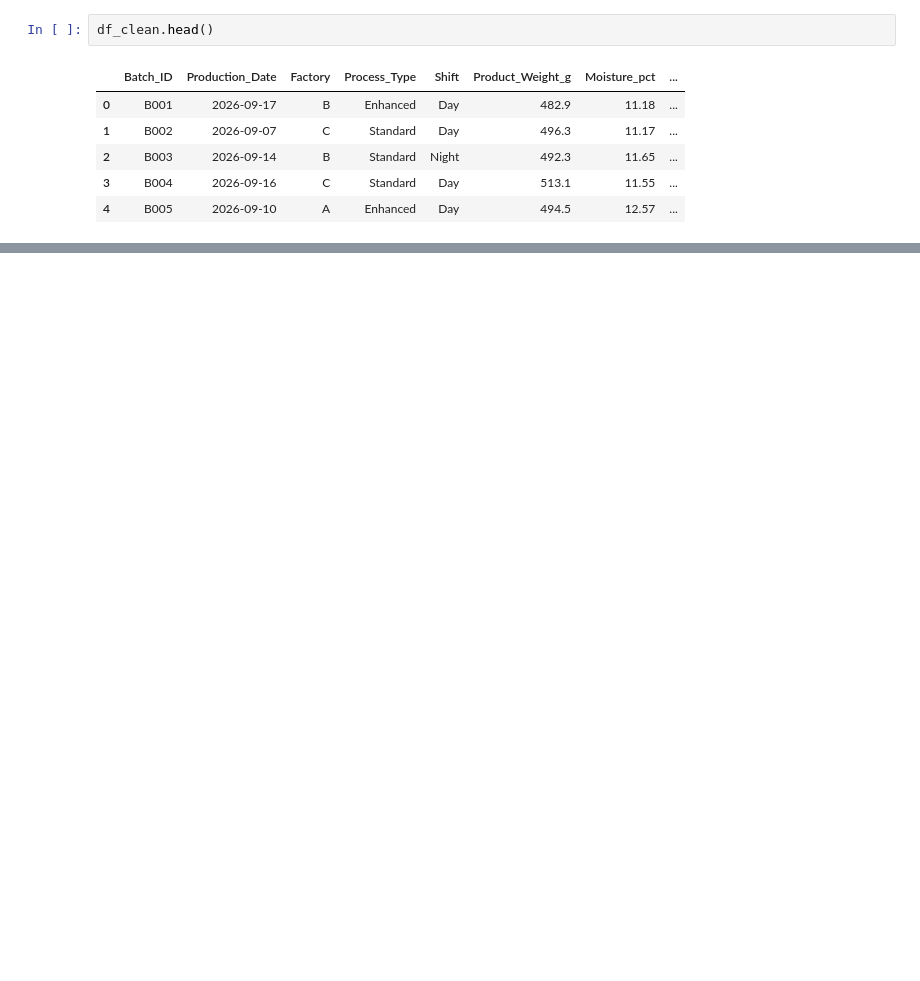
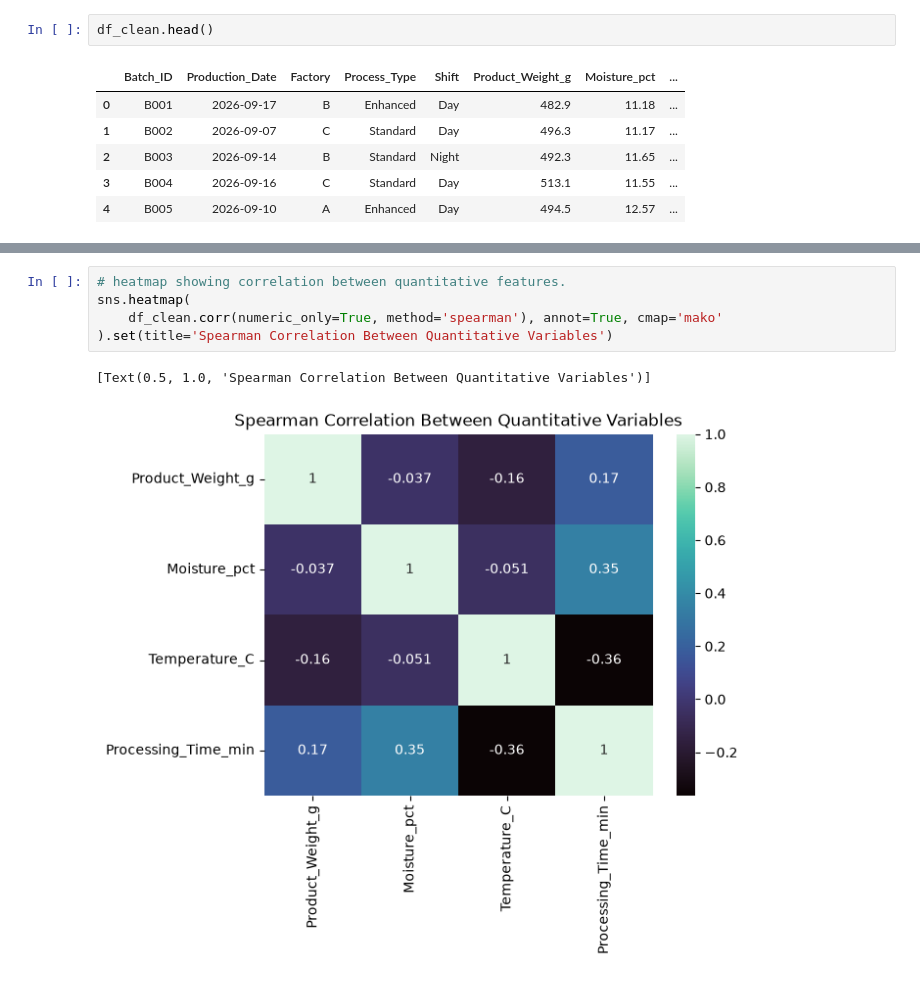
Before and after one commit to Ri-Dearg/da-labs, a Jupyter notebook: lab1_data_evidence.ipynb, the cells around one changed output, grey strips where cells are left out. Saved outputs shown, nothing was run; the diff lists cells and outputs as text; blank space fills up the shorter version.

```diff
--- a/lab1_data_evidence.ipynb
+++ b/lab1_data_evidence.ipynb
@@ -201,0 +283,8 @@ quantitative variables.
+# %%
+# heatmap showing correlation between quantitative features.
+sns.heatmap(
+    df_clean.corr(numeric_only=True, method='spearman'), annot=True, cmap='mako'
+).set(title='Spearman Correlation Between Quantitative Variables')
+# %% [output]
+[Text(0.5, 1.0, 'Spearman Correlation Between Quantitative Variables')]
+[figure, added]
```
Also changed, not shown: parts of 22 cells of this notebook.
